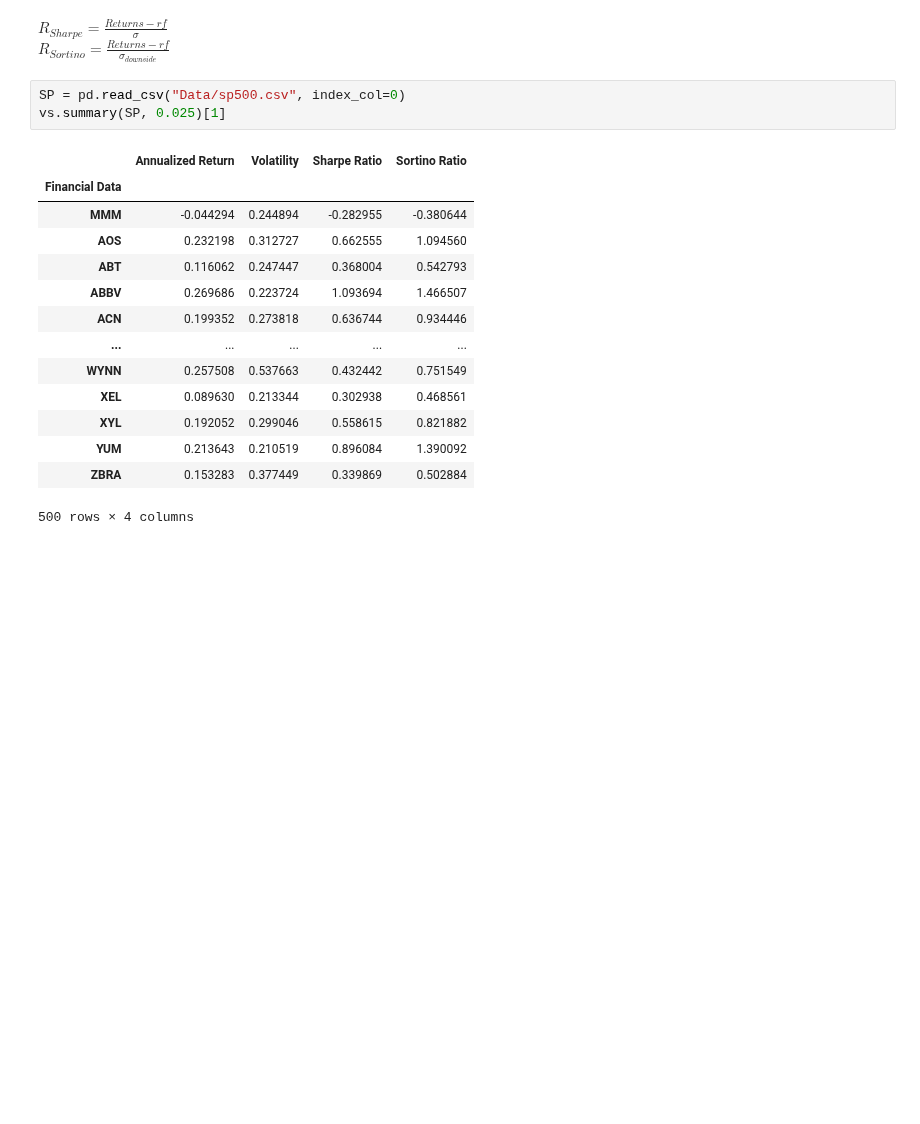
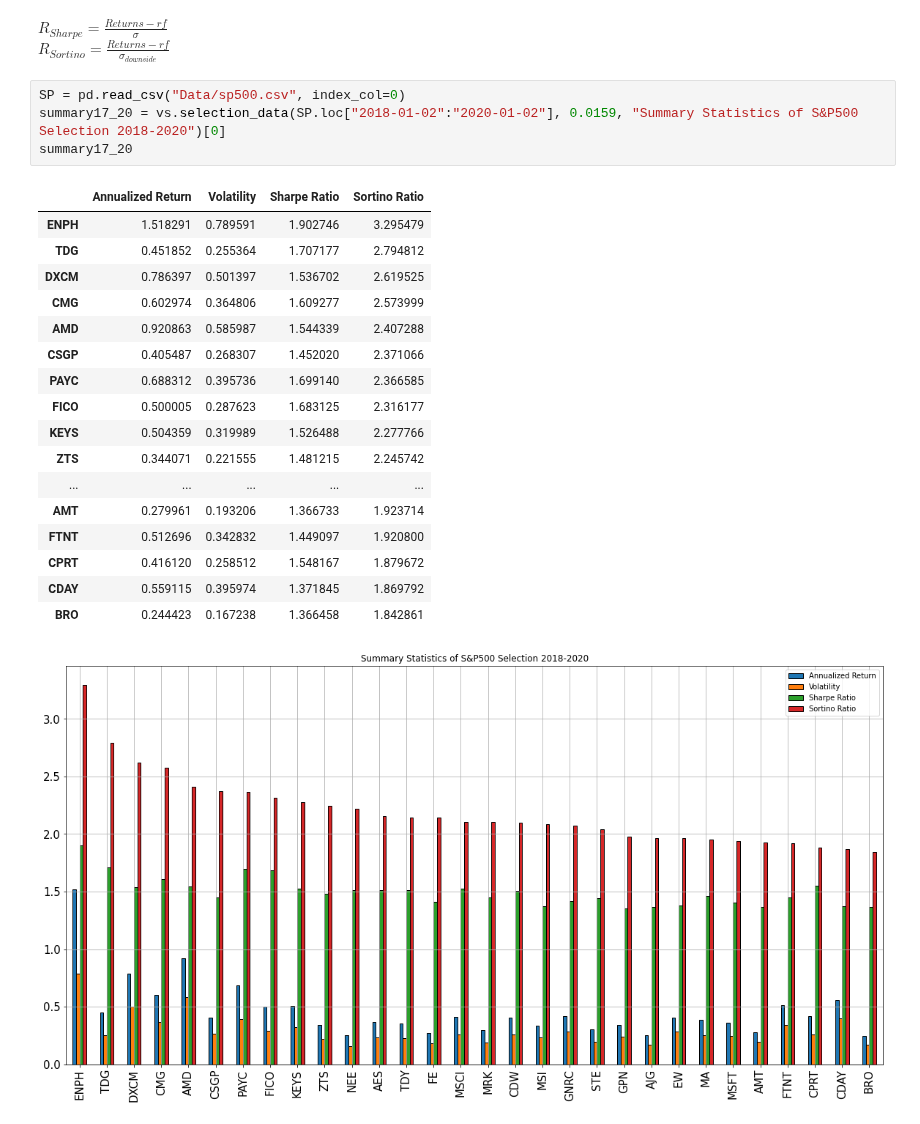
Before and after one commit to EMarquez7/Examen-de-Simulaci-n-2, a Jupyter notebook: Optimization.ipynb, the cells around one changed output. Drawn from its saved outputs; the diff is of its cells as text; blank space fills up the shorter version.

Commit message:
Data_Selection

```diff
--- a/Optimization.ipynb
+++ b/Optimization.ipynb
@@ -114,19 +113,24 @@ $R_{Sharpe} = \frac{Returns - {rf}}{\sigma}$ <br>
 $R_{Sortino} = \frac{Returns - {rf}}{\sigma_{downside}}$ <br>
 # %%
 SP = pd.read_csv("Data/sp500.csv", index_col=0)
-vs.summary(SP, 0.025)[1]
+summary17_20 = vs.selection_data(SP.loc["2018-01-02":"2020-01-02"], 0.0159, "Summary Statistics of S&P500 Selection 2018-2020")[0]
+summary17_20
 # %% [output]
 |  | Annualized Return | Volatility | Sharpe Ratio | Sortino Ratio |
-| Financial Data |  |  |  |  |
-| MMM | -0.044294 | 0.244894 | -0.282955 | -0.380644 |
-| AOS | 0.232198 | 0.312727 | 0.662555 | 1.094560 |
-| ABT | 0.116062 | 0.247447 | 0.368004 | 0.542793 |
-| ABBV | 0.269686 | 0.223724 | 1.093694 | 1.466507 |
-| ACN | 0.199352 | 0.273818 | 0.636744 | 0.934446 |
+| ENPH | 1.518291 | 0.789591 | 1.902746 | 3.295479 |
+| TDG | 0.451852 | 0.255364 | 1.707177 | 2.794812 |
+| DXCM | 0.786397 | 0.501397 | 1.536702 | 2.619525 |
+| CMG | 0.602974 | 0.364806 | 1.609277 | 2.573999 |
+| AMD | 0.920863 | 0.585987 | 1.544339 | 2.407288 |
+| CSGP | 0.405487 | 0.268307 | 1.452020 | 2.371066 |
+| PAYC | 0.688312 | 0.395736 | 1.699140 | 2.366585 |
+| FICO | 0.500005 | 0.287623 | 1.683125 | 2.316177 |
+| KEYS | 0.504359 | 0.319989 | 1.526488 | 2.277766 |
+| ZTS | 0.344071 | 0.221555 | 1.481215 | 2.245742 |
 | ... | ... | ... | ... | ... |
-| WYNN | 0.257508 | 0.537663 | 0.432442 | 0.751549 |
-| XEL | 0.089630 | 0.213344 | 0.302938 | 0.468561 |
-| XYL | 0.192052 | 0.299046 | 0.558615 | 0.821882 |
-| YUM | 0.213643 | 0.210519 | 0.896084 | 1.390092 |
-| ZBRA | 0.153283 | 0.377449 | 0.339869 | 0.502884 |
+| AMT | 0.279961 | 0.193206 | 1.366733 | 1.923714 |
+| FTNT | 0.512696 | 0.342832 | 1.449097 | 1.920800 |
+| CPRT | 0.416120 | 0.258512 | 1.548167 | 1.879672 |
+| CDAY | 0.559115 | 0.395974 | 1.371845 | 1.869792 |
+| BRO | 0.244423 | 0.167238 | 1.366458 | 1.842861 |
-500 rows × 4 columns
+[figure, added]
```
Also changed, not shown: parts of 2 cells of this notebook, 2 other files.
